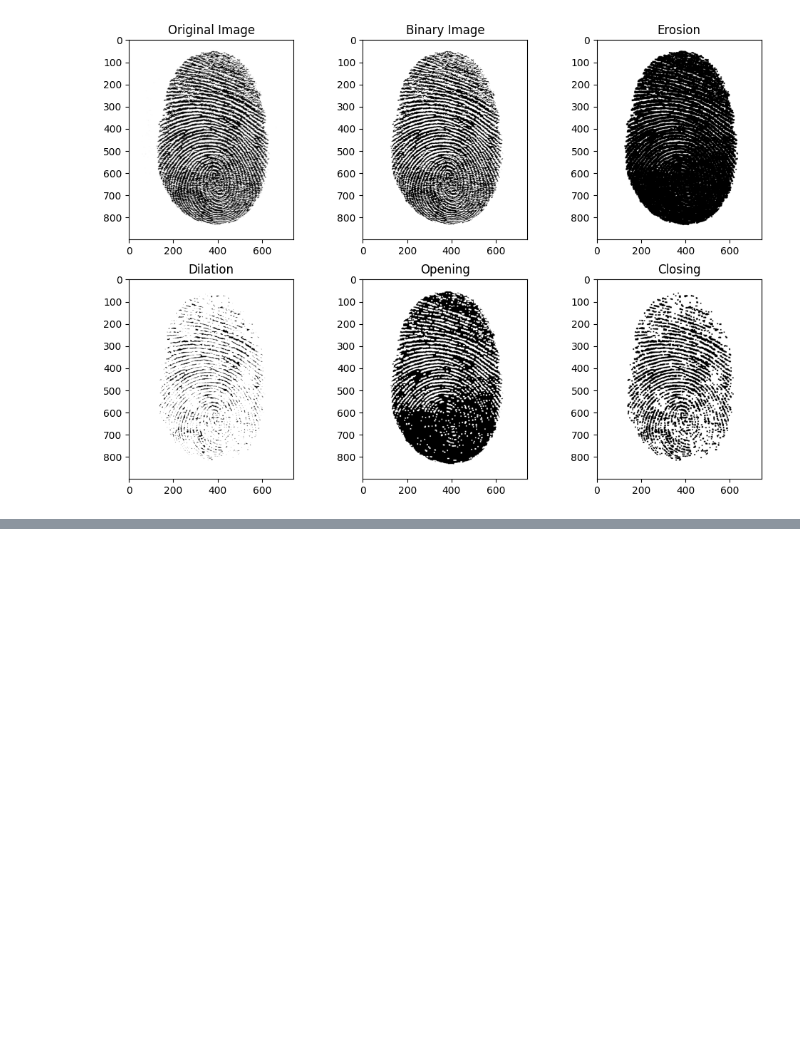
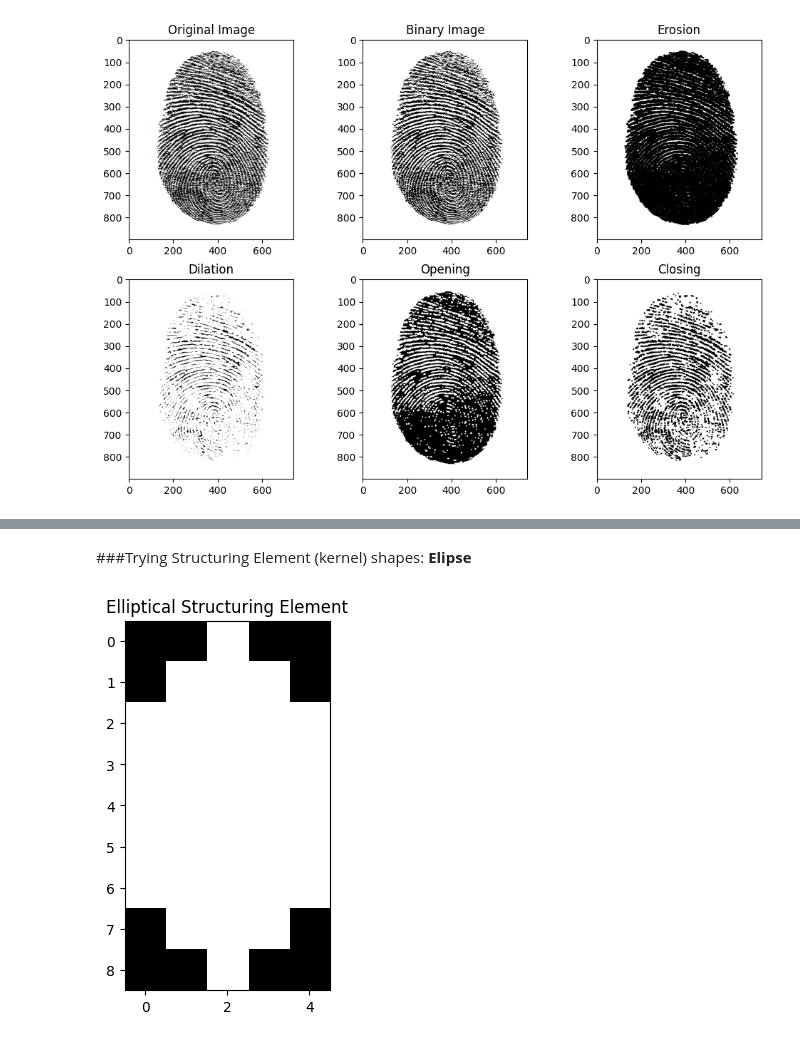
Before and after one commit to zeinabghannam/ImagePreprocessingFingerprint, a Jupyter notebook: Morpholological_Operations_Fingerprint.ipynb, the cells around one changed output, grey strips where cells are left out. Saved outputs shown, nothing was run; the diff lists cells and outputs as text; code cells hidden in the pictures; blank space fills up the shorter version.

```diff
--- a/Morpholological_Operations_Fingerprint.ipynb
+++ b/Morpholological_Operations_Fingerprint.ipynb
@@ -64,0 +113,12 @@ plt.show()
+# %% [markdown]
+###Trying Structuring Element (kernel) shapes: **Elipse**
+# %%
+# Define the elliptical structuring element (kernel)
+ellipse_size = (5, 9)  # Adjust the size of the ellipse (width, height)
+ellipse_kernel = cv2.getStructuringElement(cv2.MORPH_ELLIPSE, ellipse_size)
+
+plt.imshow(ellipse_kernel, cmap='gray')
+plt.title('Elliptical Structuring Element')
+plt.show()
+# %% [output]
+[figure, added]
```
Also changed, not shown: parts of 10 cells of this notebook.
